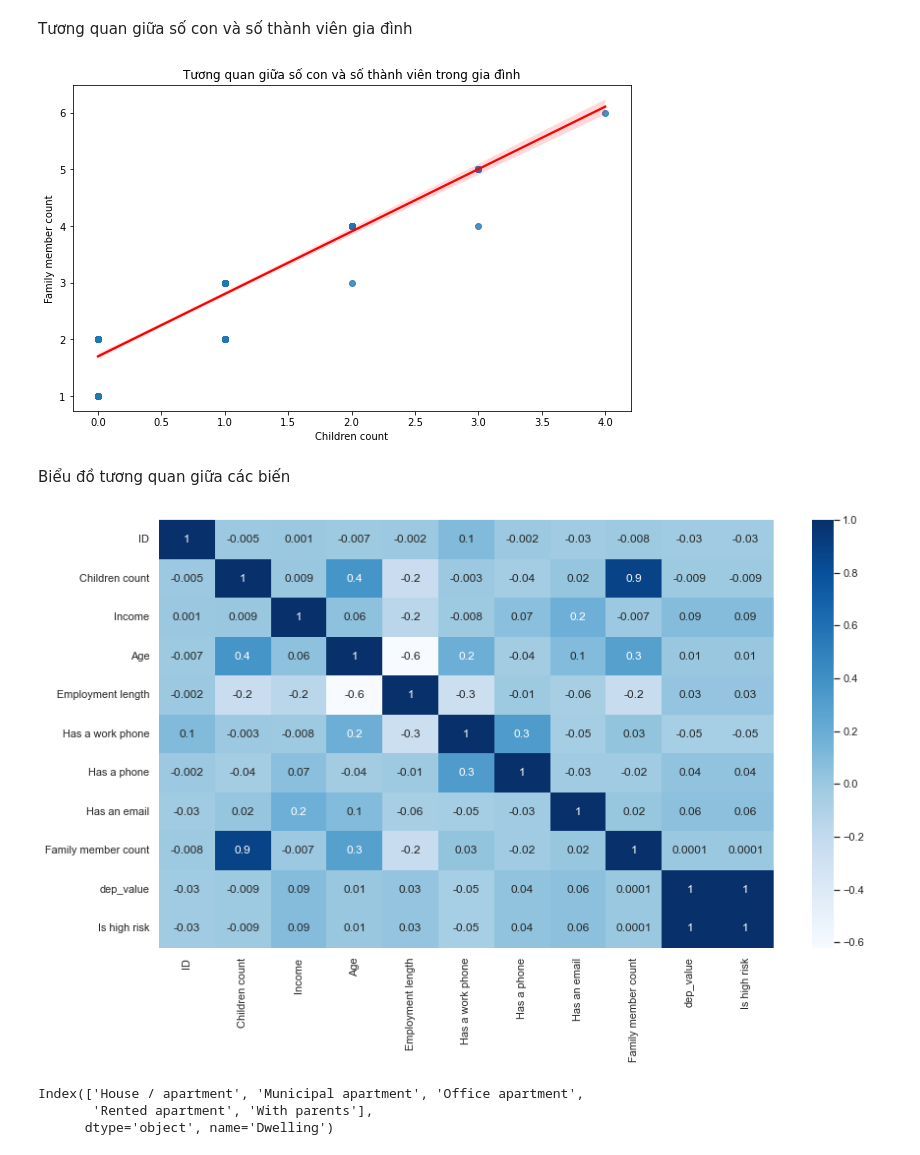
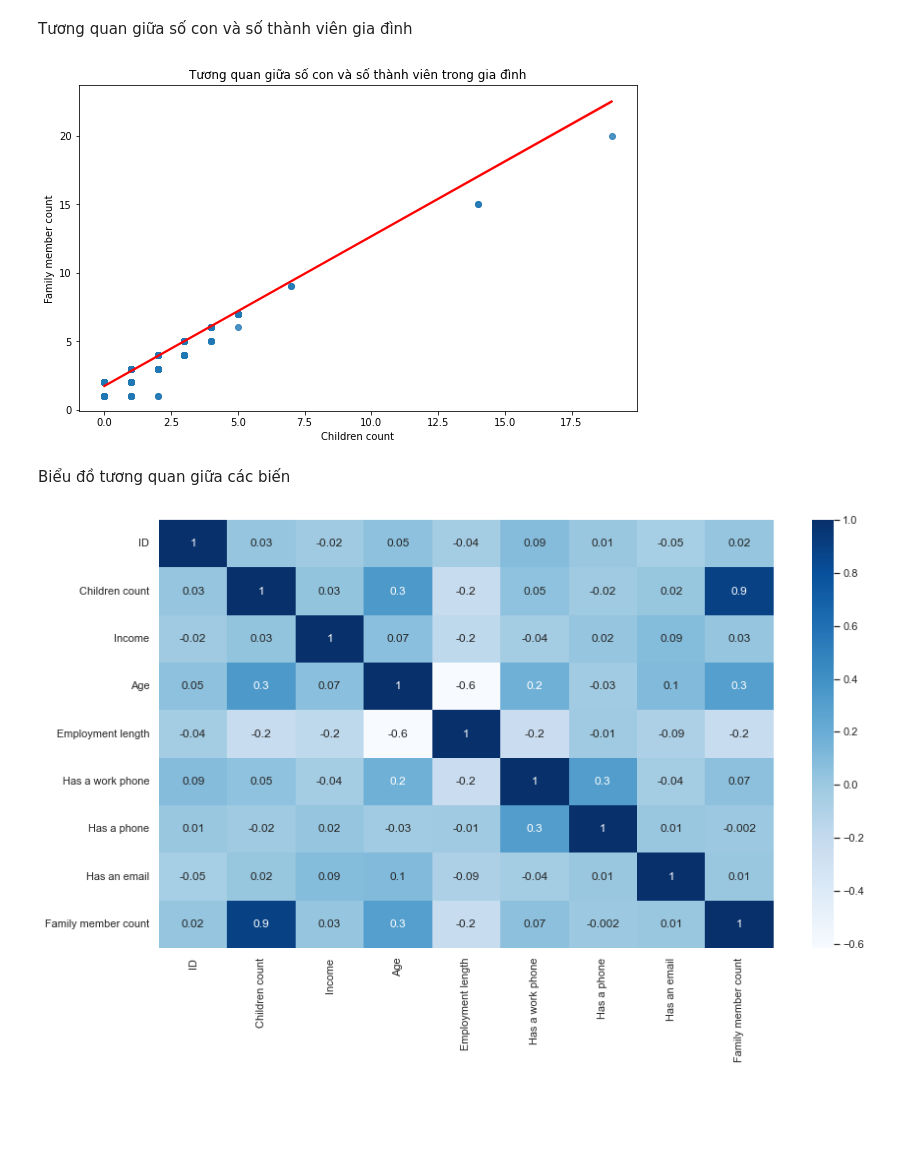
Before and after one commit to ngovanminh3232/credit_card_analyst, a Jupyter notebook: multiple_vars_analyst.ipynb, the cells around one changed output. Cells and saved outputs as stored; diff of their text form; code cells hidden in the pictures; blank space fills up the shorter version.

```diff
--- a/multiple_vars_analyst.ipynb
+++ b/multiple_vars_analyst.ipynb
@@ -197,25 +219,18 @@ plt.figure(figsize=(10,6))
 plt.title("Tương quan giữa số con và số thành viên trong gia đình")
 plt.xlabel("Số con")
 plt.ylabel("Số thành viên trong gia đình")
-sns.regplot(x='Children count',y='Family member count',data=new_data_test,line_kws={'color': 'red'})
+sns.regplot(x='Children count',y='Family member count',data=train_df,line_kws={'color': 'red'})
 plt.show()
 # %% [output]
-[figure, old version]
+[figure, new version]
 # %% [markdown]
 Biểu đồ tương quan giữa các biến
 # %%
-new_data = new_data_test.copy()
-new_data.drop(["Has a mobile phone", "STATUS"], axis=1, inplace=True)
+new_data = train_df.copy()
+new_data.drop(["Has a mobile phone", "STATUS", "dep_value", "Is high risk"], axis=1, inplace=True)
 plt.figure(figsize=(14,8))
 sns.set_theme(style="white")
 corr = new_data.corr()
 heatmap = sns.heatmap(corr, annot=True, cmap="Blues", fmt='.1g')
 # %% [output]
-[figure, old version]
+[figure, new version]
-# %%
-title = new_data_test.groupby(["Dwelling"])["Dwelling"].size()
-title.index
-# %% [output]
-Index(['House / apartment', 'Municipal apartment', 'Office apartment',
-       'Rented apartment', 'With parents'],
-      dtype='object', name='Dwelling')
```
Also changed, not shown: parts of 20 cells of this notebook.
